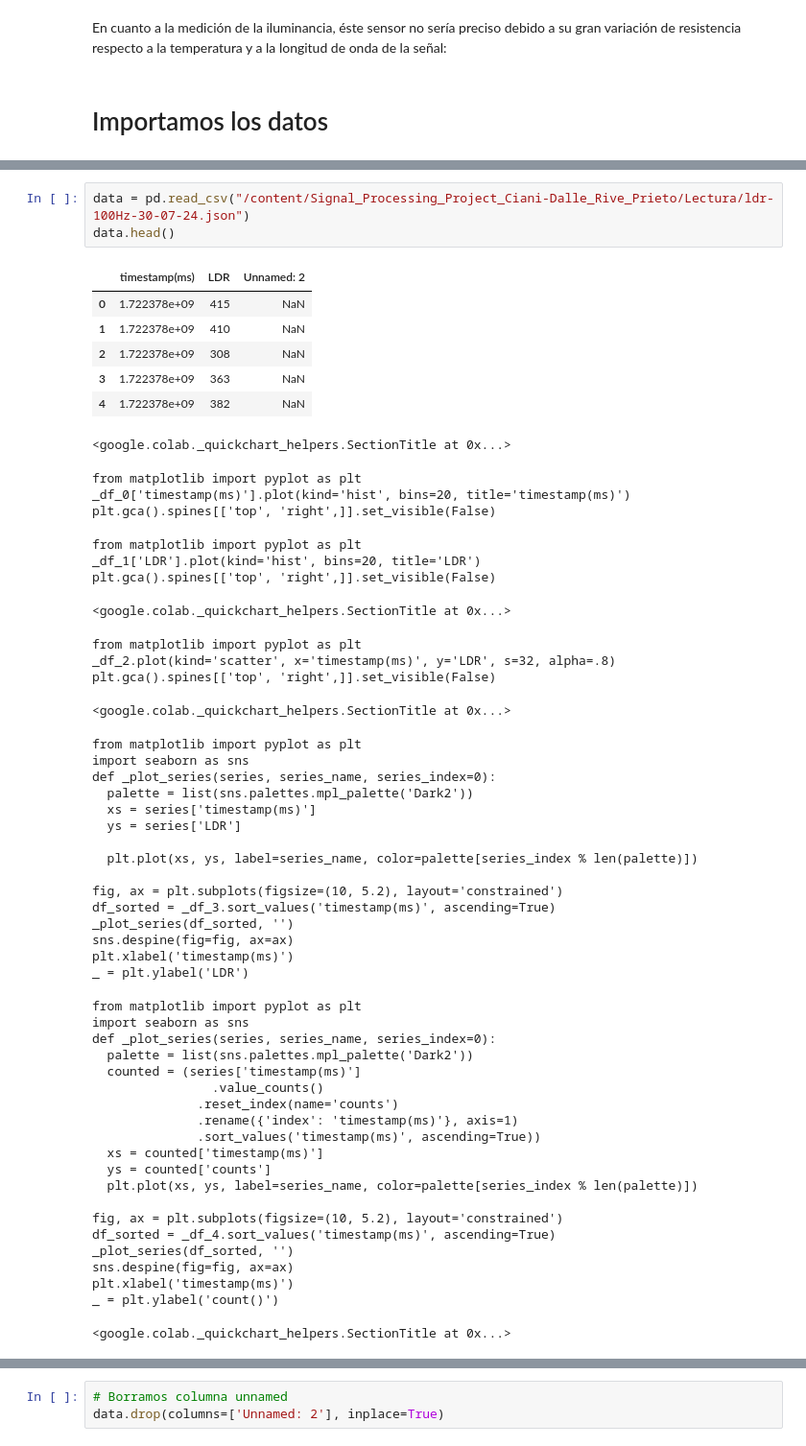
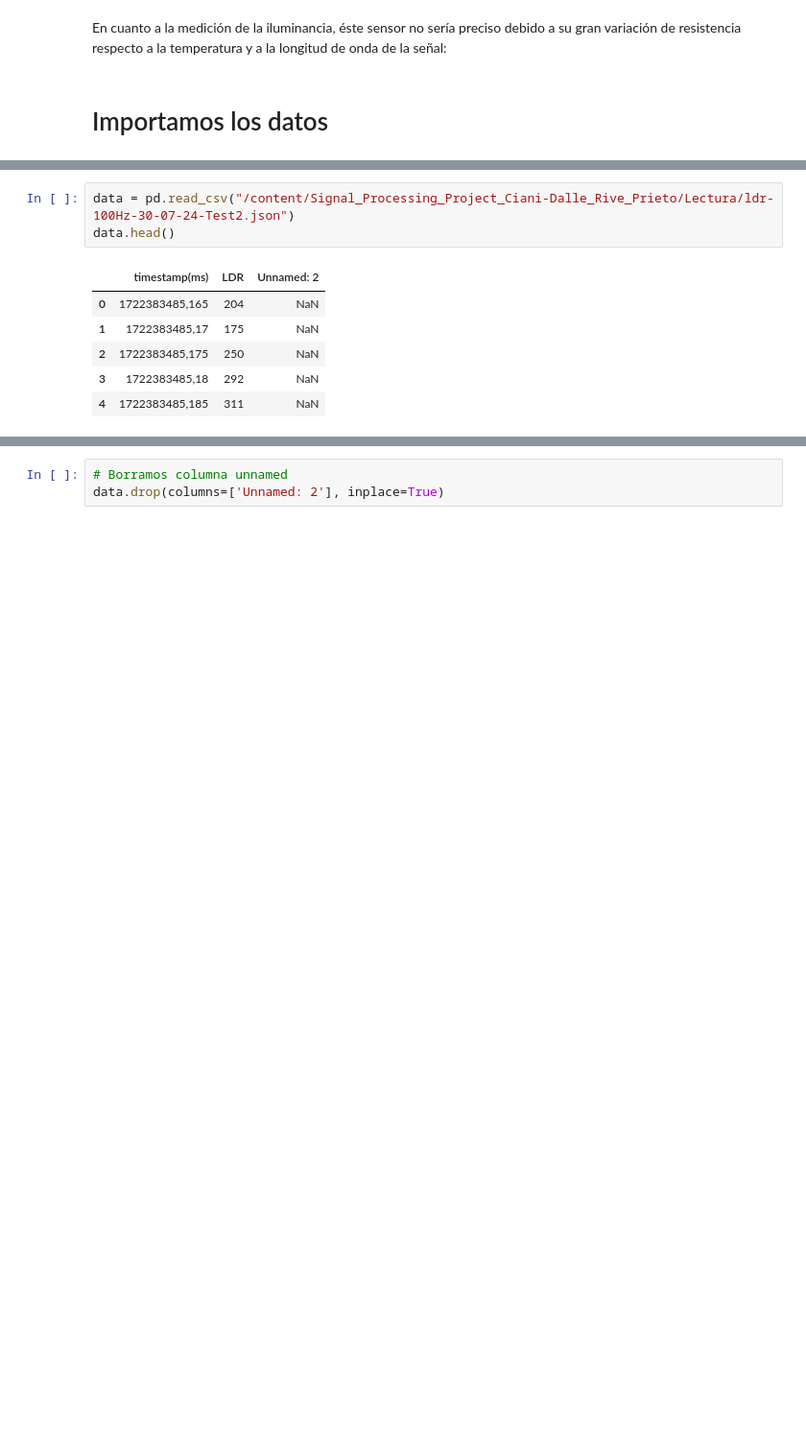
Before and after one commit to alex20022000/Signal_Processing_Project_Ciani-Dalle_Rive_Prieto, a Jupyter notebook: 01_Signal_Processing_Ciani+Dalle_Rive_Prieto.ipynb, the cells around one changed output, grey strips where cells are left out. Shown at 96% size. Drawn from its saved outputs; the diff is of its cells as text; blank space fills up the shorter version.

```diff
--- a/01_Signal_Processing_Ciani+Dalle_Rive_Prieto.ipynb
+++ b/01_Signal_Processing_Ciani+Dalle_Rive_Prieto.ipynb
@@ -21,57 +38,10 @@ import matplotlib.pyplot as plt
 # %%
-data = pd.read_csv("/content/Signal_Processing_Project_Ciani-Dalle_Rive_Prieto/Lectura/ldr-100Hz-30-07-24.json")
+data = pd.read_csv("/content/Signal_Processing_Project_Ciani-Dalle_Rive_Prieto/Lectura/ldr-100Hz-30-07-24-Test2.json")
 data.head()
 # %% [output]
 |  | timestamp(ms) | LDR | Unnamed: 2 |
-| 0 | 1.722378e+09 | 415 | NaN |
-| 1 | 1.722378e+09 | 410 | NaN |
-| 2 | 1.722378e+09 | 308 | NaN |
-| 3 | 1.722378e+09 | 363 | NaN |
-| 4 | 1.722378e+09 | 382 | NaN |
+| 0 | 1722383485,165 | 204 | NaN |
+| 1 | 1722383485,17 | 175 | NaN |
+| 2 | 1722383485,175 | 250 | NaN |
+| 3 | 1722383485,18 | 292 | NaN |
+| 4 | 1722383485,185 | 311 | NaN |
-<google.colab._quickchart_helpers.SectionTitle at 0x...>
-from matplotlib import pyplot as plt
-_df_0['timestamp(ms)'].plot(kind='hist', bins=20, title='timestamp(ms)')
-plt.gca().spines[['top', 'right',]].set_visible(False)
-from matplotlib import pyplot as plt
-_df_1['LDR'].plot(kind='hist', bins=20, title='LDR')
-plt.gca().spines[['top', 'right',]].set_visible(False)
-<google.colab._quickchart_helpers.SectionTitle at 0x...>
-from matplotlib import pyplot as plt
-_df_2.plot(kind='scatter', x='timestamp(ms)', y='LDR', s=32, alpha=.8)
-plt.gca().spines[['top', 'right',]].set_visible(False)
-<google.colab._quickchart_helpers.SectionTitle at 0x...>
-from matplotlib import pyplot as plt
-import seaborn as sns
-def _plot_series(series, series_name, series_index=0):
-  palette = list(sns.palettes.mpl_palette('Dark2'))
-  xs = series['timestamp(ms)']
-  ys = series['LDR']
-
-  plt.plot(xs, ys, label=series_name, color=palette[series_index % len(palette)])
-
-fig, ax = plt.subplots(figsize=(10, 5.2), layout='constrained')
-df_sorted = _df_3.sort_values('timestamp(ms)', ascending=True)
-_plot_series(df_sorted, '')
-sns.despine(fig=fig, ax=ax)
-plt.xlabel('timestamp(ms)')
-_ = plt.ylabel('LDR')
-from matplotlib import pyplot as plt
-import seaborn as sns
-def _plot_series(series, series_name, series_index=0):
-  palette = list(sns.palettes.mpl_palette('Dark2'))
-  counted = (series['timestamp(ms)']
-                .value_counts()
-              .reset_index(name='counts')
-              .rename({'index': 'timestamp(ms)'}, axis=1)
-              .sort_values('timestamp(ms)', ascending=True))
-  xs = counted['timestamp(ms)']
-  ys = counted['counts']
-  plt.plot(xs, ys, label=series_name, color=palette[series_index % len(palette)])
-
-fig, ax = plt.subplots(figsize=(10, 5.2), layout='constrained')
-df_sorted = _df_4.sort_values('timestamp(ms)', ascending=True)
-_plot_series(df_sorted, '')
-sns.despine(fig=fig, ax=ax)
-plt.xlabel('timestamp(ms)')
-_ = plt.ylabel('count()')
-<google.colab._quickchart_helpers.SectionTitle at 0x...>
```
Also changed, not shown: parts of 9 cells of this notebook.
